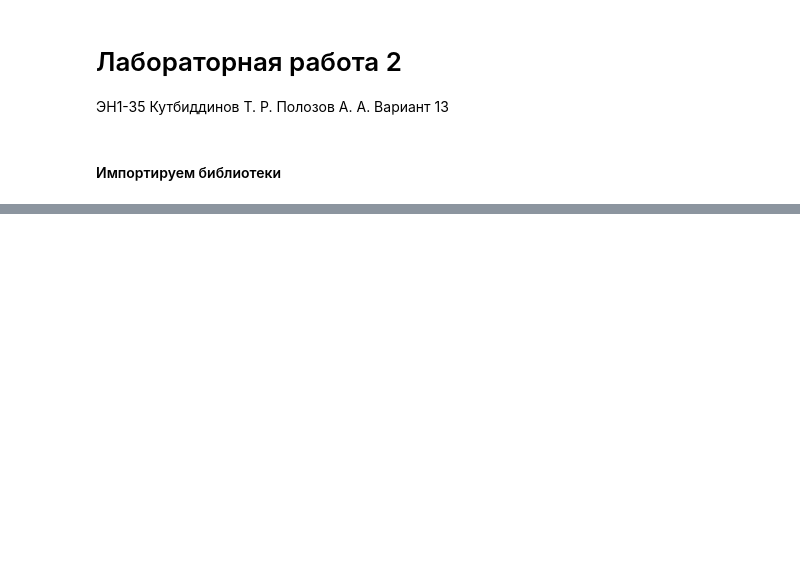
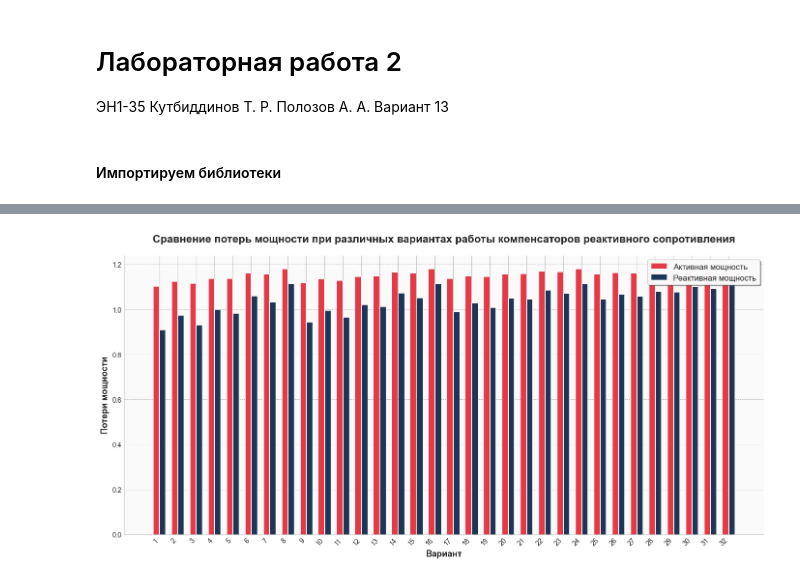
Before and after one commit to Polozov2005/CZP-2, a Jupyter notebook: CZP-2.ipynb, the cells around one changed output, grey strips where cells are left out. Cells and saved outputs as stored; diff of their text form; code cells hidden in the pictures; blank space fills up the shorter version.

```diff
--- a/CZP-2.ipynb
+++ b/CZP-2.ipynb
@@ -524,3 +7,0 @@ def create_network(net_name: str):
-# %%
-net = create_network("net")
-pp.runpp(net)
@@ -1045,0 +475,96 @@ print('Переменные:', scenarios)
+# %%
+# Смещение для второго набора столбцов
+n1_list = n_list + 0.35  # немного увеличил смещение
+                         # для лучшего разделения
+
+# Настройка стиля
+plt.style.use('seaborn-v0_8-whitegrid')
+fig, ax = plt.subplots(figsize=(14, 7))
+
+# Построение столбцов
+bar1 = ax.bar(
+    n_list,
+    pl_list,
+    width=0.32,
+    label='Активная мощность',
+    color='#E63946',
+    edgecolor='white',
+    linewidth=0.7
+)
+
+bar2 = ax.bar(
+    n1_list,
+    ql_list,
+    width=0.32,
+    label='Реактивная мощность',
+    color='#1D3557',
+    edgecolor='white',
+    linewidth=0.7
+)
+
+# Заголовок и подписи осей
+ax.set_title(
+    "Сравнение потерь мощности при различных "
+    "вариантах работы компенсаторов "
+    "реактивного сопротивления",
+    fontsize=16,
+    fontweight='bold',
+    pad=20
+)
+
+ax.set_xlabel(
+    "Вариант",
+    fontsize=13,
+    fontweight='bold'
+)
+
+ax.set_ylabel(
+    "Потери мощности",
+    fontsize=13,
+    fontweight='bold'
+)
+
+# Легенда
+ax.legend(
+    loc='upper right',
+    fontsize=12,
+    frameon=True,
+    fancybox=True,
+    shadow=True,
+    framealpha=0.95
+)
+
+# Сетка и фон
+ax.set_facecolor('#FAFAFA')
+ax.grid(
+    True,
+    which='major',
+    axis='y',
+    linestyle='--',
+    linewidth=0.6,
+    color='gray',
+    alpha=0.5
+)
+
+ax.spines['top'].set_visible(False)
+ax.spines['right'].set_visible(False)
+ax.spines['left'].set_color('#CCCCCC')
+ax.spines['bottom'].set_color('#CCCCCC')
+
+# Улучшение читаемости меток по оси X
+# (если много столбцов)
+if len(n_list) > 20:
+    ax.set_xticks(n_list + 0.175)
+    ax.set_xticklabels(
+        [str(int(x)) for x in n_list],
+        rotation=45,
+        ha='right'
+    )
+
+# Автоматическая подгонка макета
+plt.tight_layout()
+
+# Отображение
+plt.show()
+# %% [output]
+[figure, added]
```
Also changed, not shown: parts of 43 cells of this notebook.
